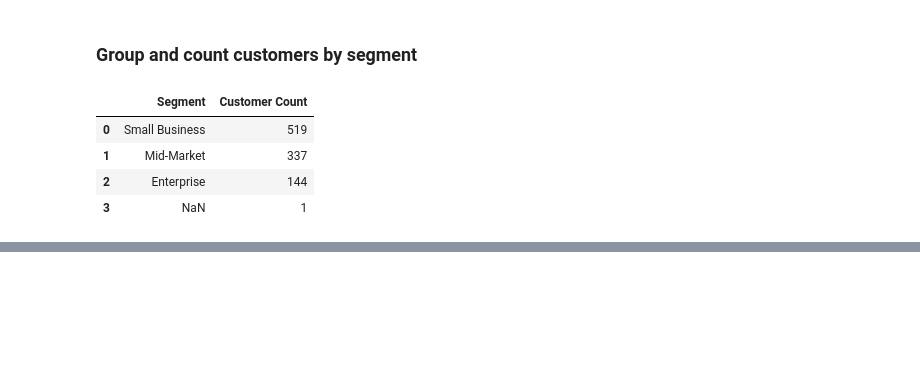
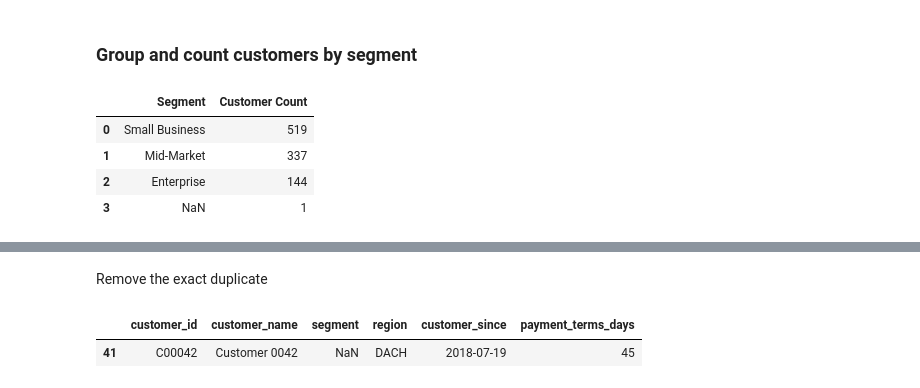
Before and after one commit to NaziaUrmi/Customer_Payments_Analytics, a Jupyter notebook: notebooks/Project_1_0.ipynb, the cells around one changed output, grey strips where cells are left out. Saved outputs shown, nothing was run; the diff lists cells and outputs as text; code cells hidden in the pictures; blank space fills up the shorter version.

```diff
--- a/notebooks/Project_1_0.ipynb
+++ b/notebooks/Project_1_0.ipynb
@@ -107,0 +160,7 @@ display(segment_counts)
+# %% [markdown]
+Remove the exact duplicate
+# %%
+customers[customers["segment"].isna()]
+# %% [output]
+|  | customer_id | customer_name | segment | region | customer_since | payment_terms_days |
+| 41 | C00042 | Customer 0042 | NaN | DACH | 2018-07-19 | 45 |
```
Also changed, not shown: parts of 30 cells of this notebook.
